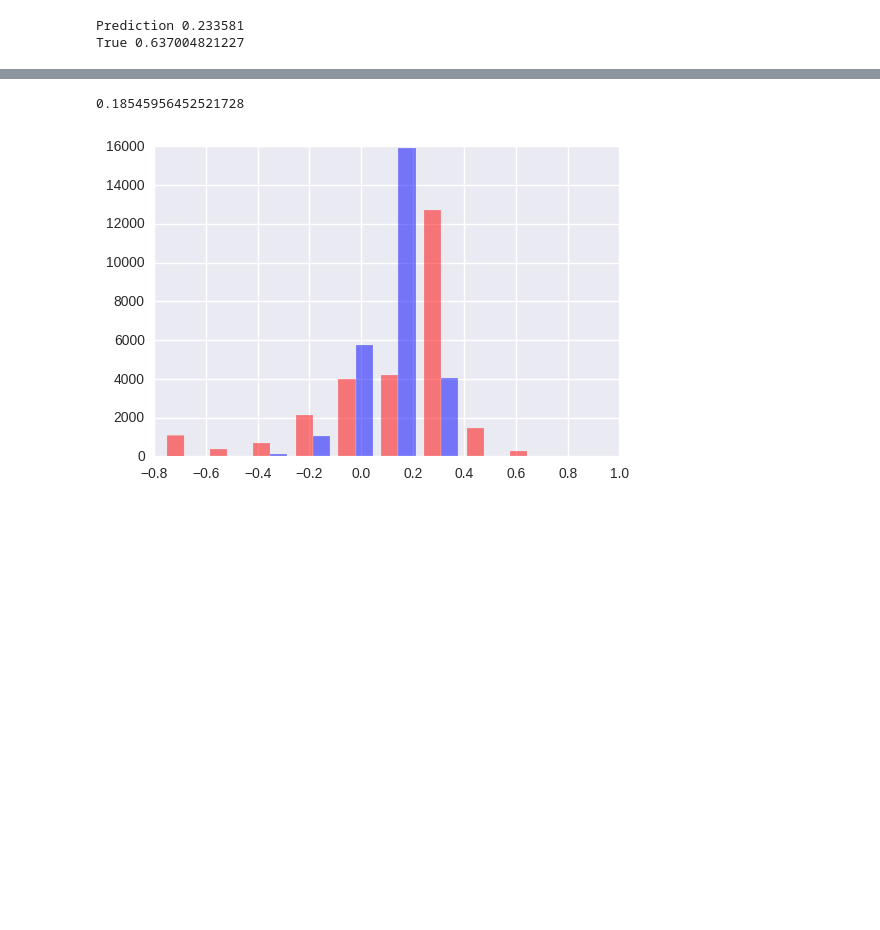
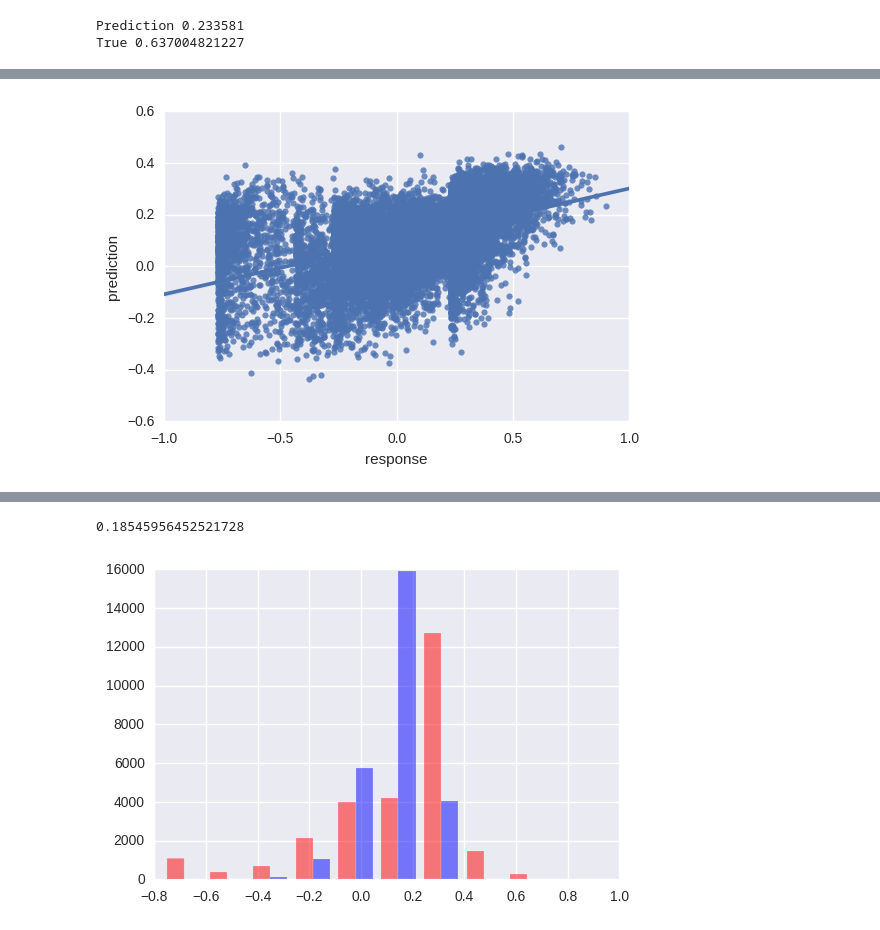
Before and after one commit to Robinlovelace/mlCars, a Jupyter notebook: Python/Regression_toolkit.ipynb, the cells around one changed output, grey strips where cells are left out. Drawn from its saved outputs; the diff is of its cells as text; code cells hidden in the pictures; blank space fills up the shorter version.

```diff
--- a/Python/Regression_toolkit.ipynb
+++ b/Python/Regression_toolkit.ipynb
@@ -494,0 +528,5 @@ True 0.637004821227
+# %%
+sns.regplot("response","prediction", trainplotdf)
+plt.show()
+# %% [output]
+[figure, added]
```
Also changed, not shown: parts of 19 cells of this notebook.
